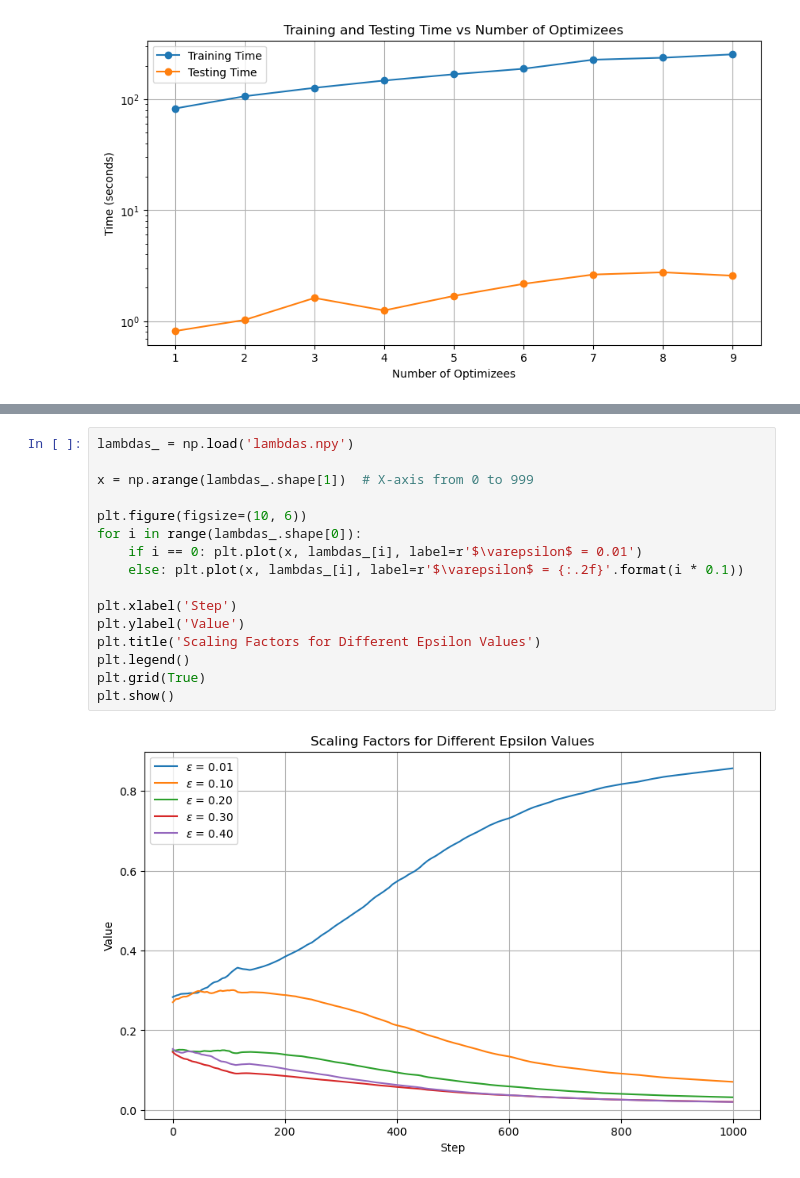
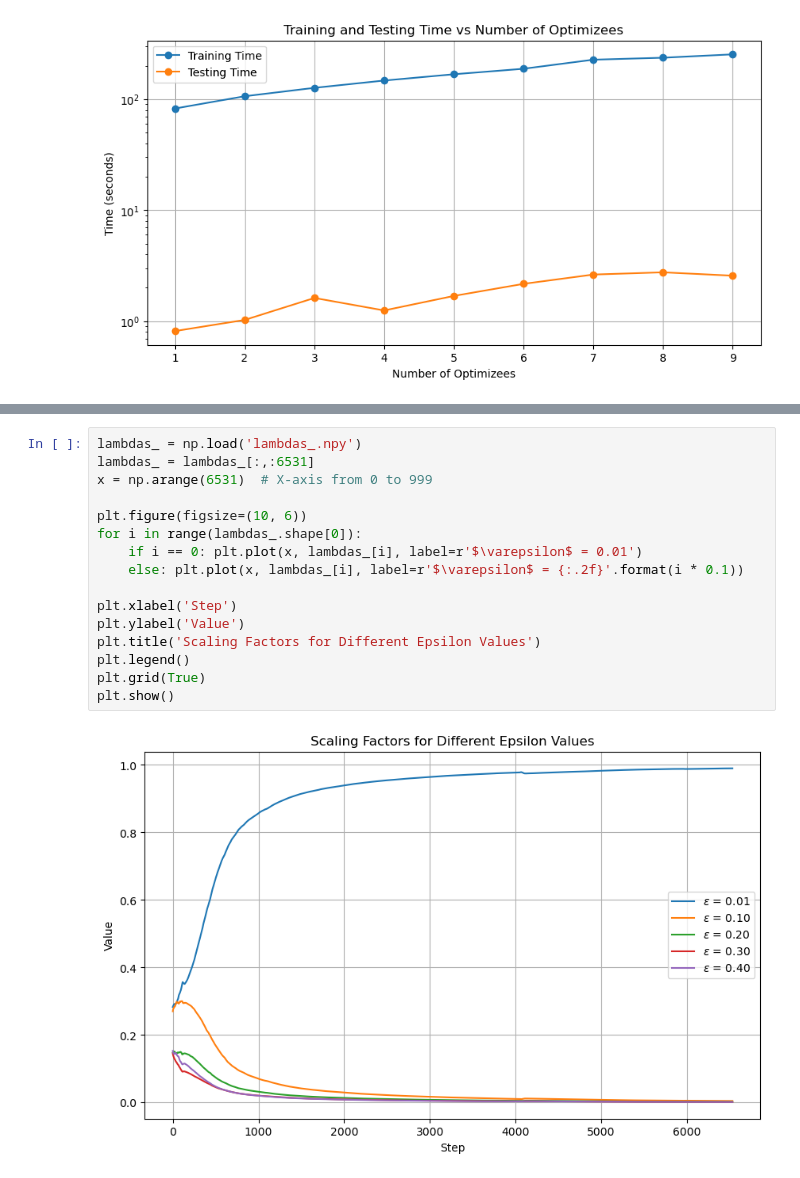
Before and after one commit to MikyLanfra/Learning-to-Optimize, a Jupyter notebook: Visualization.ipynb, the cells around one changed output, grey strips where cells are left out. Saved outputs shown, nothing was run; the diff lists cells and outputs as text.

Commit message:
Convergence of Lambdas for Interpretable Result

```diff
--- a/Visualization.ipynb
+++ b/Visualization.ipynb
@@ -76,18 +51,18 @@ plt.show()
 # %%
-lambdas_ = np.load('lambdas.npy')
-
-x = np.arange(lambdas_.shape[1])  # X-axis from 0 to 999
+lambdas_ = np.load('lambdas_.npy')
+lambdas_ = lambdas_[:,:6531]
+x = np.arange(6531)  # X-axis from 0 to 999
 
 plt.figure(figsize=(10, 6))
 for i in range(lambdas_.shape[0]):
     if i == 0: plt.plot(x, lambdas_[i], label=r'$\varepsilon$ = 0.01')
     else: plt.plot(x, lambdas_[i], label=r'$\varepsilon$ = {:.2f}'.format(i * 0.1))
 
 plt.xlabel('Step')
 plt.ylabel('Value')
 plt.title('Scaling Factors for Different Epsilon Values')
 plt.legend()
 plt.grid(True)
 plt.show()
 # %% [output]
-[figure, old version]
+[figure, new version]
```
Also changed, not shown: parts of 2 cells of this notebook, 4 other files.
